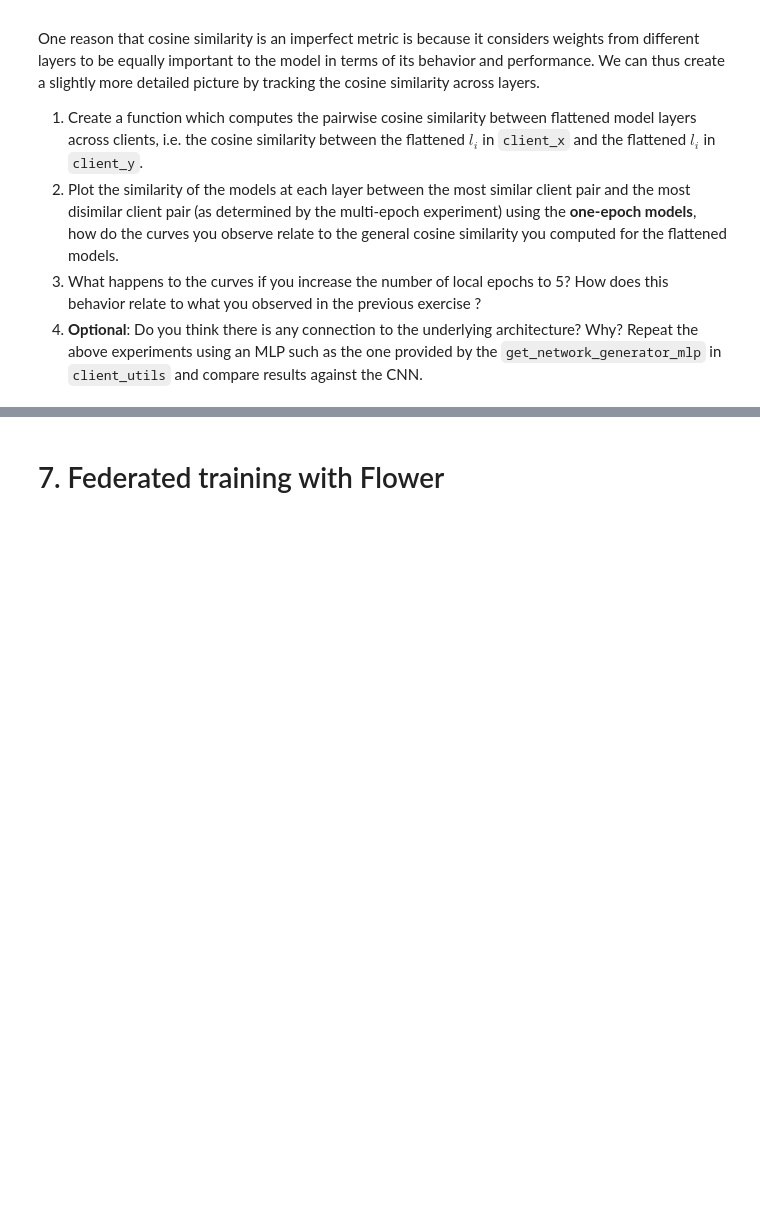
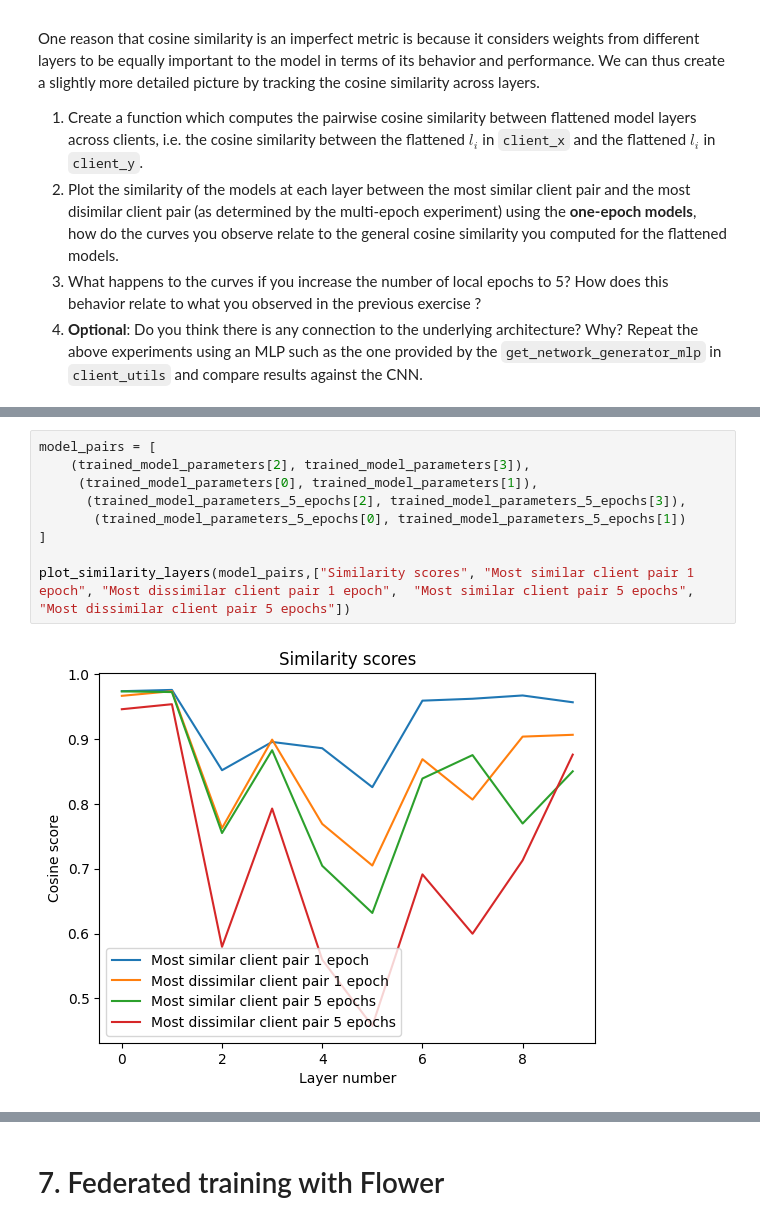
Before and after one commit to Tyv217/L361-Federated-Learning, a Jupyter notebook: labs/L361_Lab_1_From_Centralised_To_Federated_Part_2.ipynb, the cells around one changed output, grey strips where cells are left out. Saved outputs shown, nothing was run; the diff lists cells and outputs as text; blank space fills up the shorter version.

```diff
--- a/labs/L361_Lab_1_From_Centralised_To_Federated_Part_2.ipynb
+++ b/labs/L361_Lab_1_From_Centralised_To_Federated_Part_2.ipynb
@@ -660,0 +687,11 @@ def compute_similarity_layer(layer1, layer2):
+# %%
+model_pairs = [
+    (trained_model_parameters[2], trained_model_parameters[3]),
+     (trained_model_parameters[0], trained_model_parameters[1]),
+      (trained_model_parameters_5_epochs[2], trained_model_parameters_5_epochs[3]),
+       (trained_model_parameters_5_epochs[0], trained_model_parameters_5_epochs[1])
+]
+
+plot_similarity_layers(model_pairs,["Similarity scores", "Most similar client pair 1 epoch", "Most dissimilar client pair 1 epoch",  "Most similar client pair 5 epochs", "Most dissimilar client pair 5 epochs"])
+# %% [output]
+[figure, added]
```
Also changed, not shown: parts of 8 cells of this notebook.
